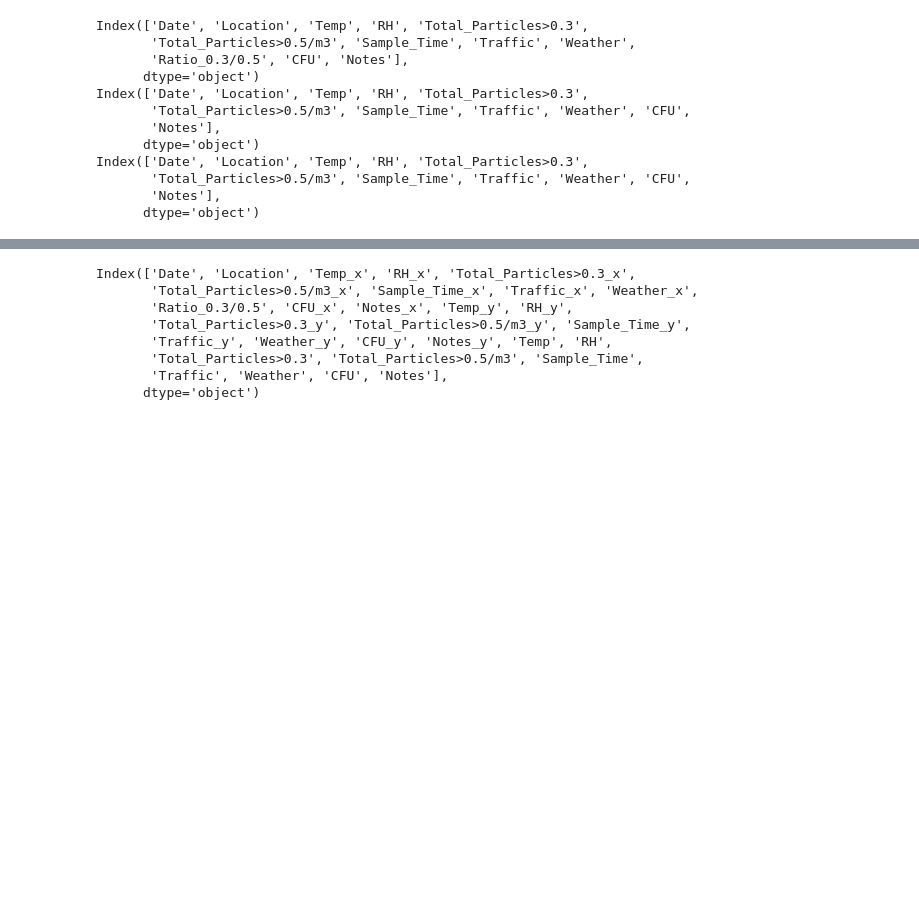
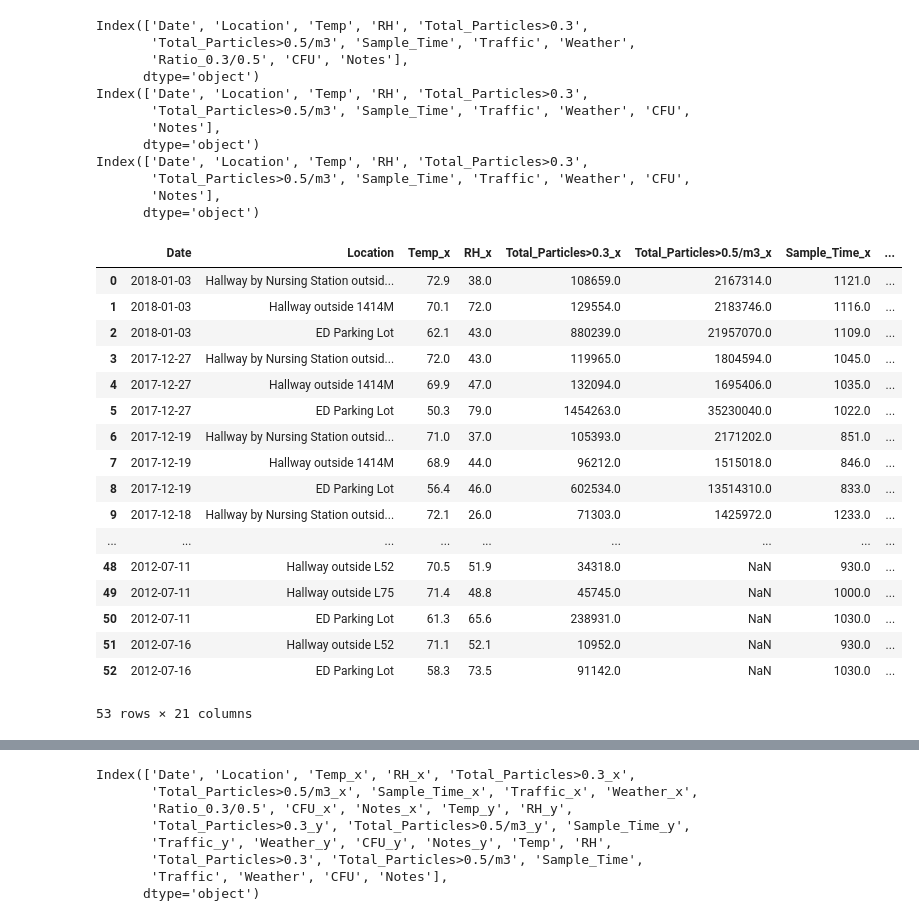
Before and after one commit to jamesclay06/Springboard, a Jupyter notebook: ViableSamplingProject/ViableAirSampling.ipynb, the cells around one changed output, grey strips where cells are left out. Drawn from its saved outputs; the diff is of its cells as text; code cells hidden in the pictures; blank space fills up the shorter version.

```diff
--- a/ViableSamplingProject/ViableAirSampling.ipynb
+++ b/ViableSamplingProject/ViableAirSampling.ipynb
@@ -113,5 +113,24 @@ for df in df_list:
     df['Date']=pd.to_datetime(df['Date'], errors='coerce')
 # %%
 #merging the particulate data now that they are in the same format
-df_particulate = pd.merge(dfMC,dfIC, how='outer', on=['Date','Location'])
-df_particulate = pd.merge(df_particulate,dfAHA,  how='outer', on=['Date','Location'])
+df_particulate = dfAHA.merge(dfMC, how='left', on=['Date','Location'])
+df_particulate
+# %% [output]
+|  | Date | Location | Temp_x | RH_x | Total_Particles>0.3_x | Total_Particles>0.5/m3_x | Sample_Time_x | ... |
+| 0 | 2018-01-03 | Hallway by Nursing Station outsid... | 72.9 | 38.0 | 108659.0 | 2167314.0 | 1121.0 | ... |
+| 1 | 2018-01-03 | Hallway outside 1414M | 70.1 | 72.0 | 129554.0 | 2183746.0 | 1116.0 | ... |
+| 2 | 2018-01-03 | ED Parking Lot | 62.1 | 43.0 | 880239.0 | 21957070.0 | 1109.0 | ... |
+| 3 | 2017-12-27 | Hallway by Nursing Station outsid... | 72.0 | 43.0 | 119965.0 | 1804594.0 | 1045.0 | ... |
+| 4 | 2017-12-27 | Hallway outside 1414M | 69.9 | 47.0 | 132094.0 | 1695406.0 | 1035.0 | ... |
+| 5 | 2017-12-27 | ED Parking Lot | 50.3 | 79.0 | 1454263.0 | 35230040.0 | 1022.0 | ... |
+| 6 | 2017-12-19 | Hallway by Nursing Station outsid... | 71.0 | 37.0 | 105393.0 | 2171202.0 | 851.0 | ... |
+| 7 | 2017-12-19 | Hallway outside 1414M | 68.9 | 44.0 | 96212.0 | 1515018.0 | 846.0 | ... |
+| 8 | 2017-12-19 | ED Parking Lot | 56.4 | 46.0 | 602534.0 | 13514310.0 | 833.0 | ... |
+| 9 | 2017-12-18 | Hallway by Nursing Station outsid... | 72.1 | 26.0 | 71303.0 | 1425972.0 | 1233.0 | ... |
+| ... | ... | ... | ... | ... | ... | ... | ... | ... |
+| 48 | 2012-07-11 | Hallway outside L52 | 70.5 | 51.9 | 34318.0 | NaN | 930.0 | ... |
+| 49 | 2012-07-11 | Hallway outside L75 | 71.4 | 48.8 | 45745.0 | NaN | 1000.0 | ... |
+| 50 | 2012-07-11 | ED Parking Lot | 61.3 | 65.6 | 238931.0 | NaN | 1030.0 | ... |
+| 51 | 2012-07-16 | Hallway outside L52 | 71.1 | 52.1 | 10952.0 | NaN | 930.0 | ... |
+| 52 | 2012-07-16 | ED Parking Lot | 58.3 | 73.5 | 91142.0 | NaN | 1030.0 | ... |
+53 rows × 21 columns
```
Also changed, not shown: parts of 12 cells of this notebook.
